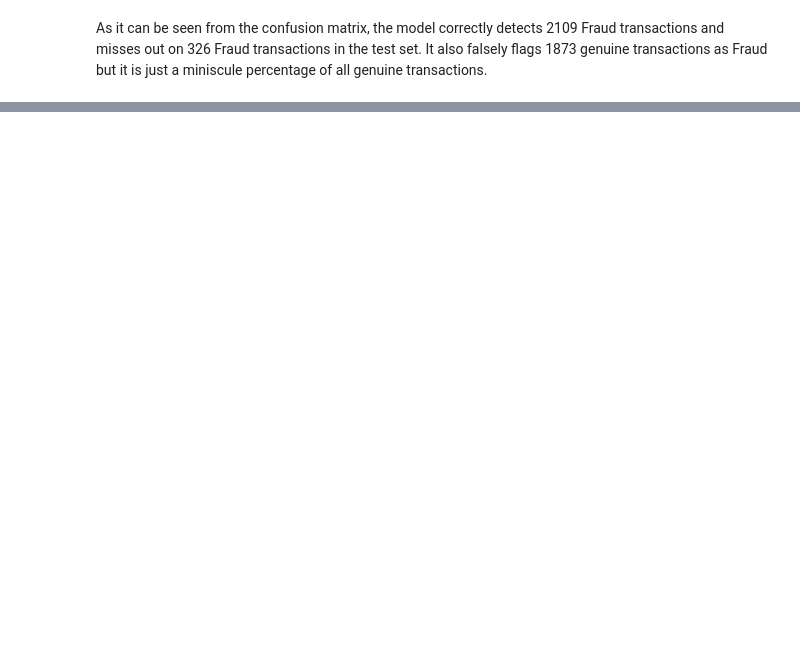
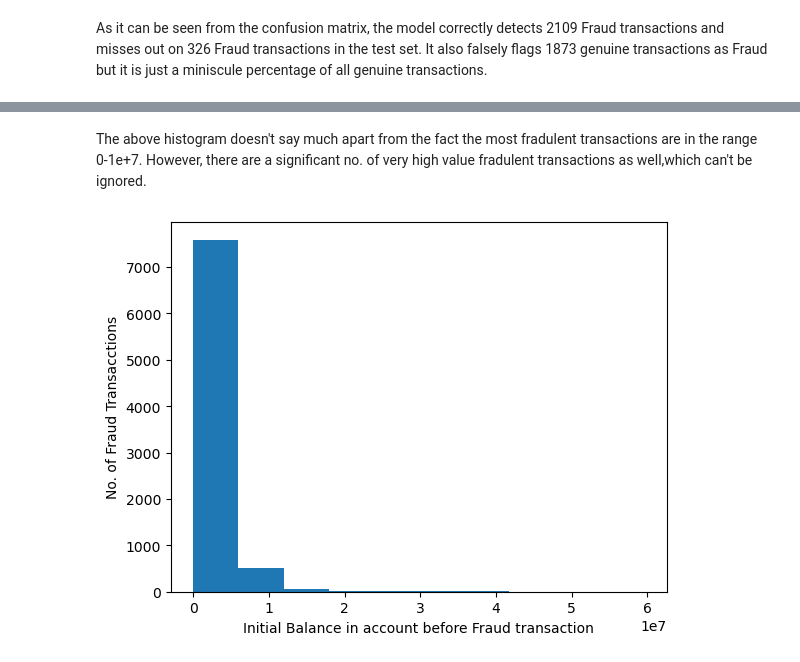
Before and after one commit to realshaktigupta/ML-Projects, a Jupyter notebook: fraud-detection.ipynb, the cells around one changed output, grey strips where cells are left out. Drawn from its saved outputs; the diff is of its cells as text; code cells hidden in the pictures; blank space fills up the shorter version.

```diff
--- a/fraud-detection.ipynb
+++ b/fraud-detection.ipynb
@@ -310,0 +329,12 @@ array([0.20617244, 0.21620636, 0.06006894, 0.07808077, 0.0685918 ,
+# %% [markdown]
+The above histogram doesn't say much apart from the fact the most fradulent transactions are in the range 0-1e+7. However, there are a significant no. of very high value fradulent transactions as well,which can't be ignored.
+# %%
+fradulent_old_balances=[]
+for i in [index for index,value in enumerate(is_fraud) if value == 1]:
+    fradulent_old_balances+=[oldbalanceOrig[i]]
+plt.hist(fradulent_old_balances)
+plt.xlabel("Initial Balance in account before Fraud transaction")
+plt.ylabel("No. of Fraud Transacctions")
+plt.show()
+# %% [output]
+[figure, added]
```
Also changed, not shown: parts of 23 cells of this notebook.
